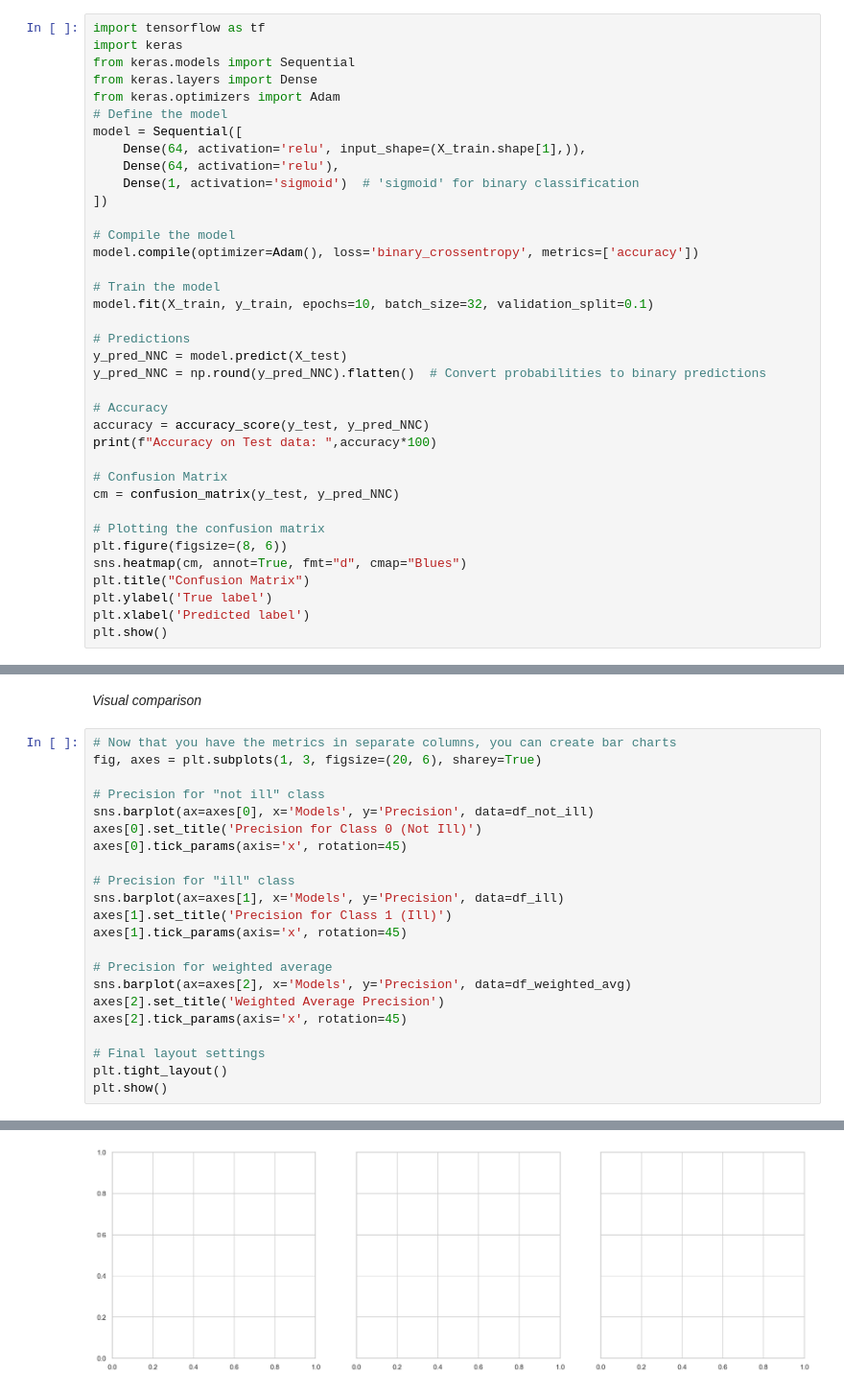
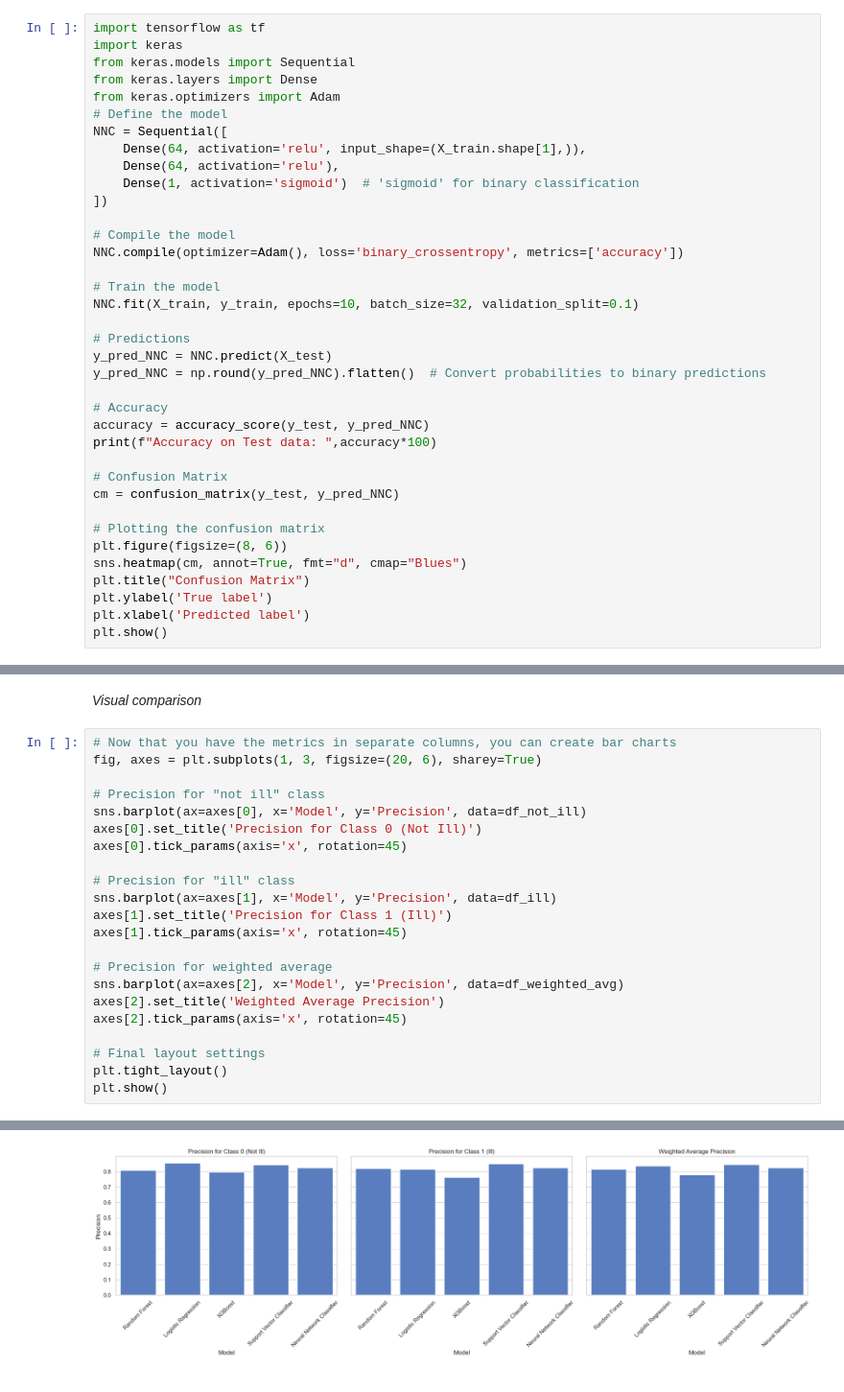
Before and after one commit to Poliaboy/PfDa_Project_S7, a Jupyter notebook: playground.ipynb, the cells around one changed output, grey strips where cells are left out. Shown at 96% size. Saved outputs shown, nothing was run; the diff lists cells and outputs as text.

```diff
--- a/playground.ipynb
+++ b/playground.ipynb
@@ -497,20 +533,20 @@ from keras.models import Sequential
 from keras.layers import Dense
 from keras.optimizers import Adam
 # Define the model
-model = Sequential([
+NNC = Sequential([
     Dense(64, activation='relu', input_shape=(X_train.shape[1],)),
     Dense(64, activation='relu'),
     Dense(1, activation='sigmoid')  # 'sigmoid' for binary classification
 ])
 
 # Compile the model
-model.compile(optimizer=Adam(), loss='binary_crossentropy', metrics=['accuracy'])
+NNC.compile(optimizer=Adam(), loss='binary_crossentropy', metrics=['accuracy'])
 
 # Train the model
-model.fit(X_train, y_train, epochs=10, batch_size=32, validation_split=0.1)
+NNC.fit(X_train, y_train, epochs=10, batch_size=32, validation_split=0.1)
 
 # Predictions
-y_pred_NNC = model.predict(X_test)
+y_pred_NNC = NNC.predict(X_test)
 y_pred_NNC = np.round(y_pred_NNC).flatten()  # Convert probabilities to binary predictions
 
 # Accuracy
@@ -638,17 +674,17 @@ Dataframe with precision, recall and f1-score for weighted average
 fig, axes = plt.subplots(1, 3, figsize=(20, 6), sharey=True)
 
 # Precision for "not ill" class
-sns.barplot(ax=axes[0], x='Models', y='Precision', data=df_not_ill)
+sns.barplot(ax=axes[0], x='Model', y='Precision', data=df_not_ill)
 axes[0].set_title('Precision for Class 0 (Not Ill)')
 axes[0].tick_params(axis='x', rotation=45)
 
 # Precision for "ill" class
-sns.barplot(ax=axes[1], x='Models', y='Precision', data=df_ill)
+sns.barplot(ax=axes[1], x='Model', y='Precision', data=df_ill)
 axes[1].set_title('Precision for Class 1 (Ill)')
 axes[1].tick_params(axis='x', rotation=45)
 
 # Precision for weighted average
-sns.barplot(ax=axes[2], x='Models', y='Precision', data=df_weighted_avg)
+sns.barplot(ax=axes[2], x='Model', y='Precision', data=df_weighted_avg)
 axes[2].set_title('Weighted Average Precision')
 axes[2].tick_params(axis='x', rotation=45)
 
@@ -660 +695 @@ ValueError: Could not interpret value `Models` for `x`. An entry with this name
-[figure, old version]
+[figure, new version]
```
Also changed, not shown: parts of 18 cells of this notebook.
